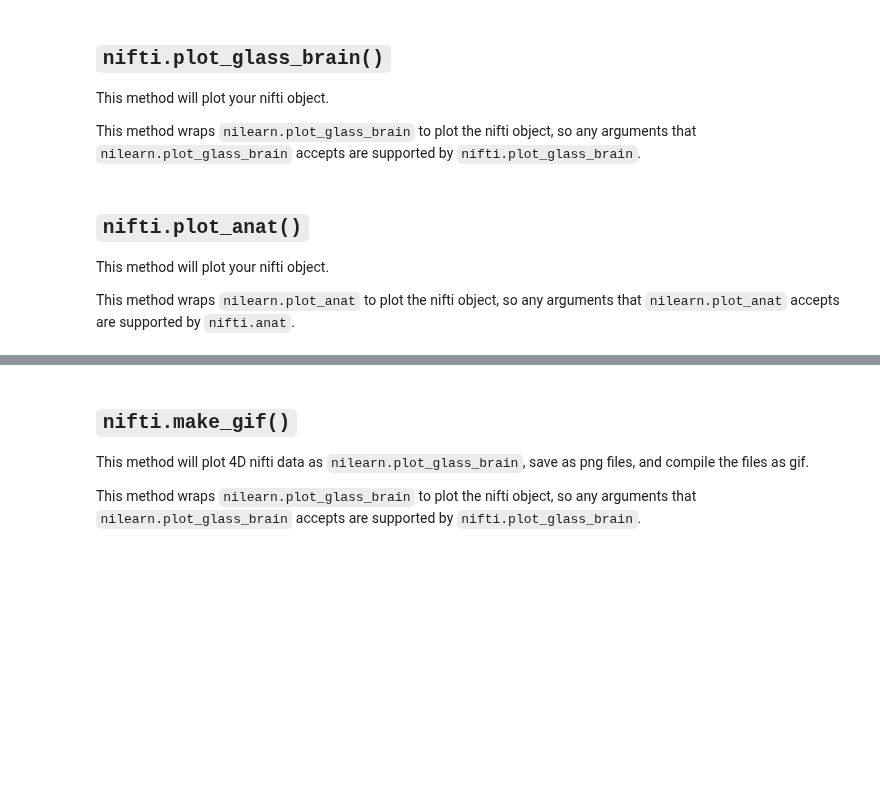
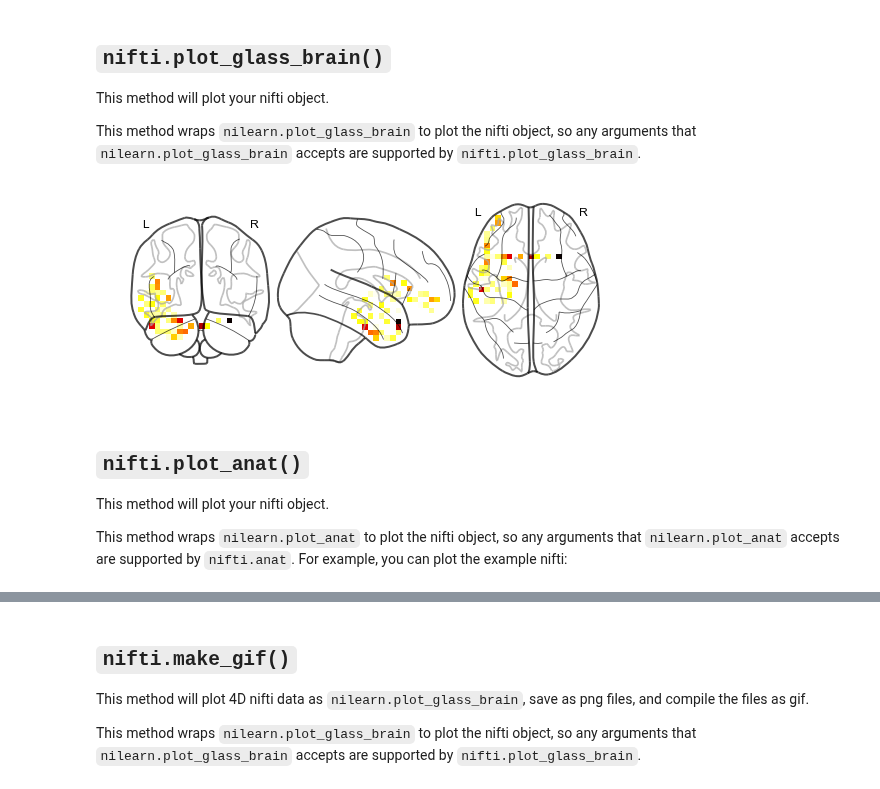
Before and after one commit to ContextLab/supereeg, a Jupyter notebook: docs/tutorial/nifti_objects.ipynb, the cells around one changed output, grey strips where cells are left out. Cells and saved outputs as stored; diff of their text form; code cells hidden in the pictures; blank space fills up the shorter version.

Commit message:
updated nifti tutorial

```diff
--- a/docs/tutorial/nifti_objects.ipynb
+++ b/docs/tutorial/nifti_objects.ipynb
@@ -46,13 +63,15 @@ This method will plot your nifti object.
 
  This method wraps `nilearn.plot_glass_brain` to plot the nifti object, so any arguments that `nilearn.plot_glass_brain` accepts are supported by `nifti.plot_glass_brain`.
 # %%
-nii.plot_glass_brain()
+nii_sliced.plot_glass_brain()
+# %% [output]
+[figure, added]
 # %% [markdown]
 ## `nifti.plot_anat()`
 
 This method will plot your nifti object.
 
 
-This method wraps `nilearn.plot_anat` to plot the nifti object, so any arguments that `nilearn.plot_anat` accepts are supported by `nifti.anat`.
+This method wraps `nilearn.plot_anat` to plot the nifti object, so any arguments that `nilearn.plot_anat` accepts are supported by `nifti.anat`. For example, you can plot the example nifti:
 # %%
 nii.plot_anat()
```
Also changed, not shown: parts of 4 cells of this notebook, 1 other file.
